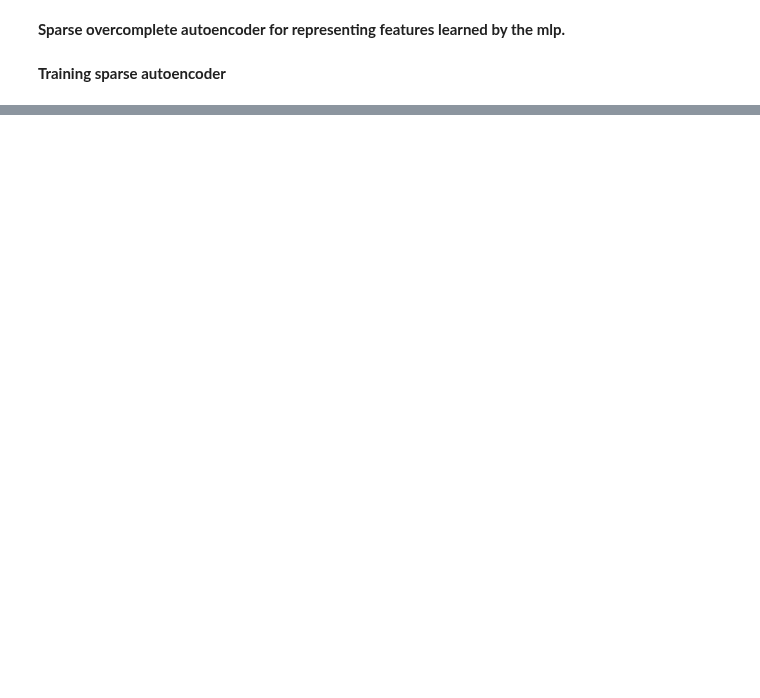
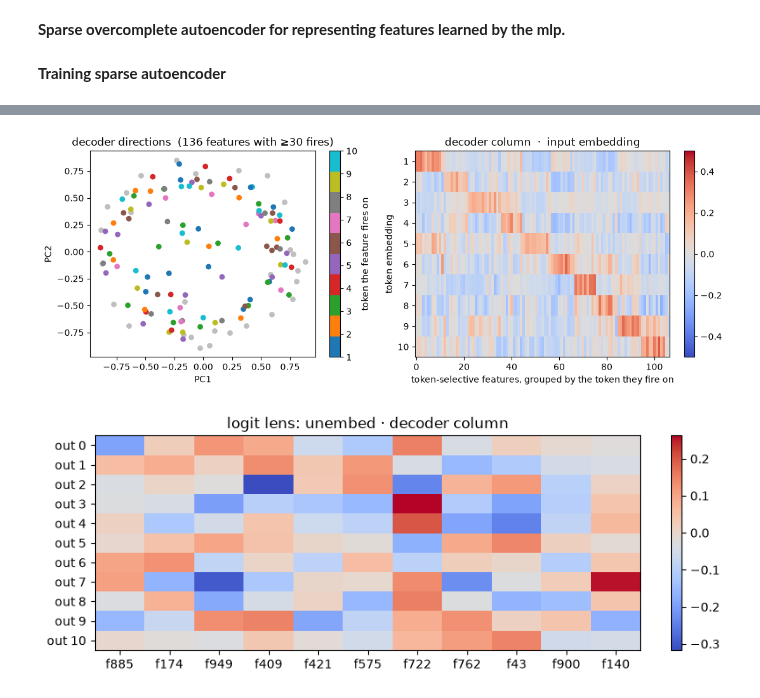
Before and after one commit to PandaGrdn/research-reimplementations, a Jupyter notebook: transformers/sae_train.ipynb, the cells around one changed output, grey strips where cells are left out. Drawn from its saved outputs; the diff is of its cells as text; code cells hidden in the pictures; blank space fills up the shorter version.

```diff
--- a/transformers/sae_train.ipynb
+++ b/transformers/sae_train.ipynb
@@ -51,0 +218,46 @@ Step 1900, Loss: 0.2955012321472168
+# %%
+X = decoder[:, live_ids].T
+Xc = X - X.mean(0)
+U, S, _ = torch.linalg.svd(Xc, full_matrices=False)
+xy = (U[:, :2] * S[:2]).numpy()
+color = preferred[live_ids].numpy()
+pure = (selectivity[live_ids] >= 0.8).numpy()
+
+fig, axes = plt.subplots(1, 2, figsize=(11, 4.2))
+axes[0].scatter(xy[~pure, 0], xy[~pure, 1], c="0.75", s=28, label="not token-selective")
+sc = axes[0].scatter(xy[pure, 0], xy[pure, 1], c=color[pure], cmap="tab10", s=28, vmin=0, vmax=9)
+axes[0].set_title(f"decoder directions  ({len(live_ids)} features with ≥30 fires)")
+axes[0].set_xlabel("PC1")
+axes[0].set_ylabel("PC2")
+cbar = fig.colorbar(sc, ax=axes[0], ticks=range(10))
+cbar.ax.set_yticklabels(tok_ids)
+cbar.set_label("token the feature fires on")
+
+
+pure_ids = live_ids[selectivity[live_ids] >= 0.8]
+pure_color = preferred[pure_ids].numpy()
+order = sorted(range(len(pure_ids)), key=lambda i: (int(pure_color[i]), -freq[pure_ids[i]].item()))
+cos = (embed_hat @ decoder[:, pure_ids]).numpy()
+shown = cos[1:, order]  # drop padding token 0
+im = axes[1].imshow(shown, aspect="auto", cmap="coolwarm", vmin=-0.5, vmax=0.5)
+axes[1].set_yticks(range(10), tok_ids)
+axes[1].set_xlabel("token-selective features, grouped by the token they fire on")
+axes[1].set_ylabel("token embedding")
+axes[1].set_title("decoder column  ·  input embedding")
+fig.colorbar(im, ax=axes[1], fraction=0.046)
+fig.tight_layout()
+plt.show()
+
+
+logits = unembed @ decoder[:, reps]
+fig, ax = plt.subplots(figsize=(8, 3.2))
+im = ax.imshow(logits.numpy(), aspect="auto", cmap="coolwarm")
+ax.set_yticks(range(logits.shape[0]), [f"out {t}" for t in range(logits.shape[0])])
+ax.set_xticks(range(len(reps)), [f"f{f}" for f in reps])
+ax.set_title("logit lens: unembed · decoder column")
+fig.colorbar(im, ax=ax, fraction=0.046)
+fig.tight_layout()
+plt.show()
+# %% [output]
+[figure, added]
+[figure, added]
```
Also changed, not shown: parts of 4 cells of this notebook, 1 other file.
